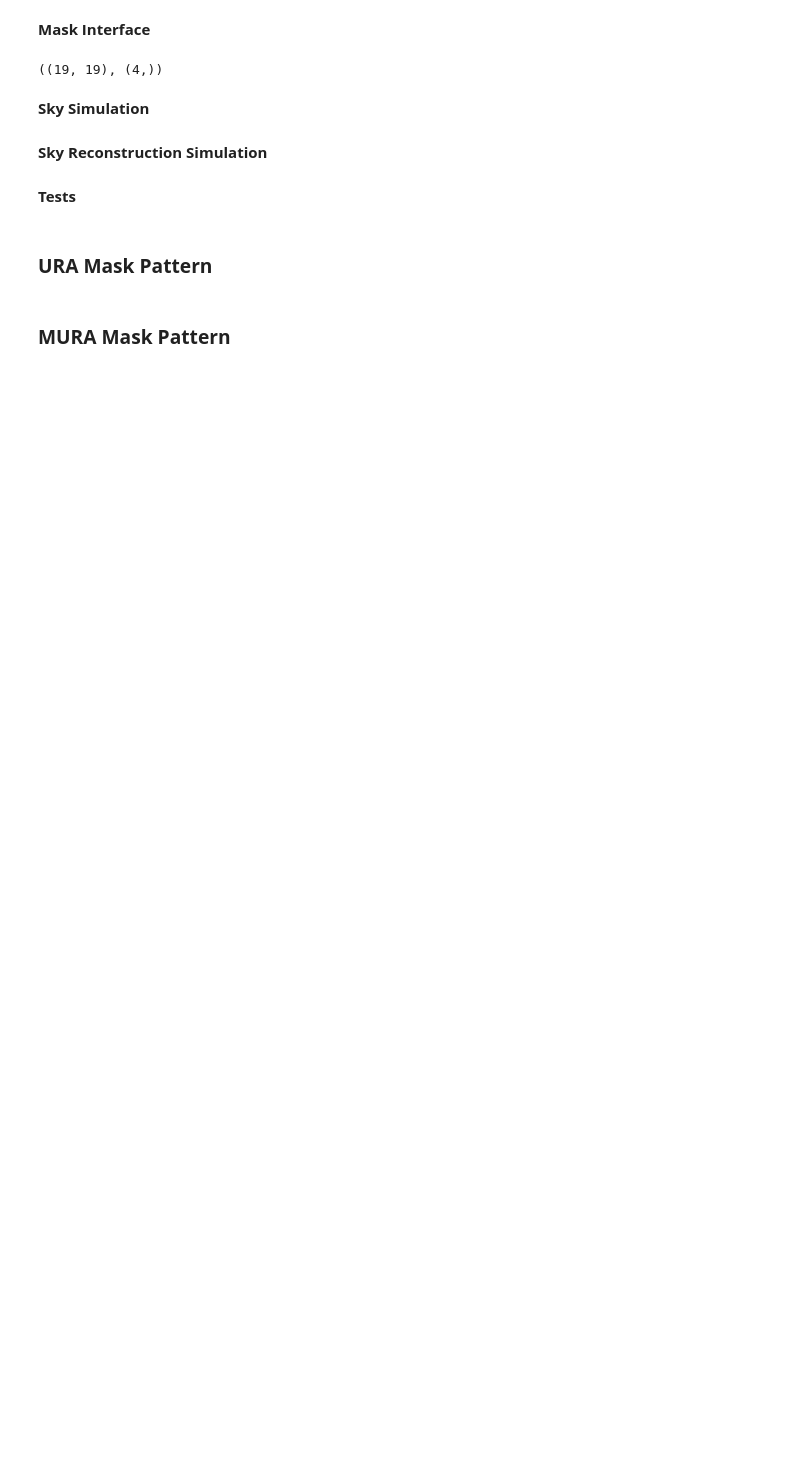
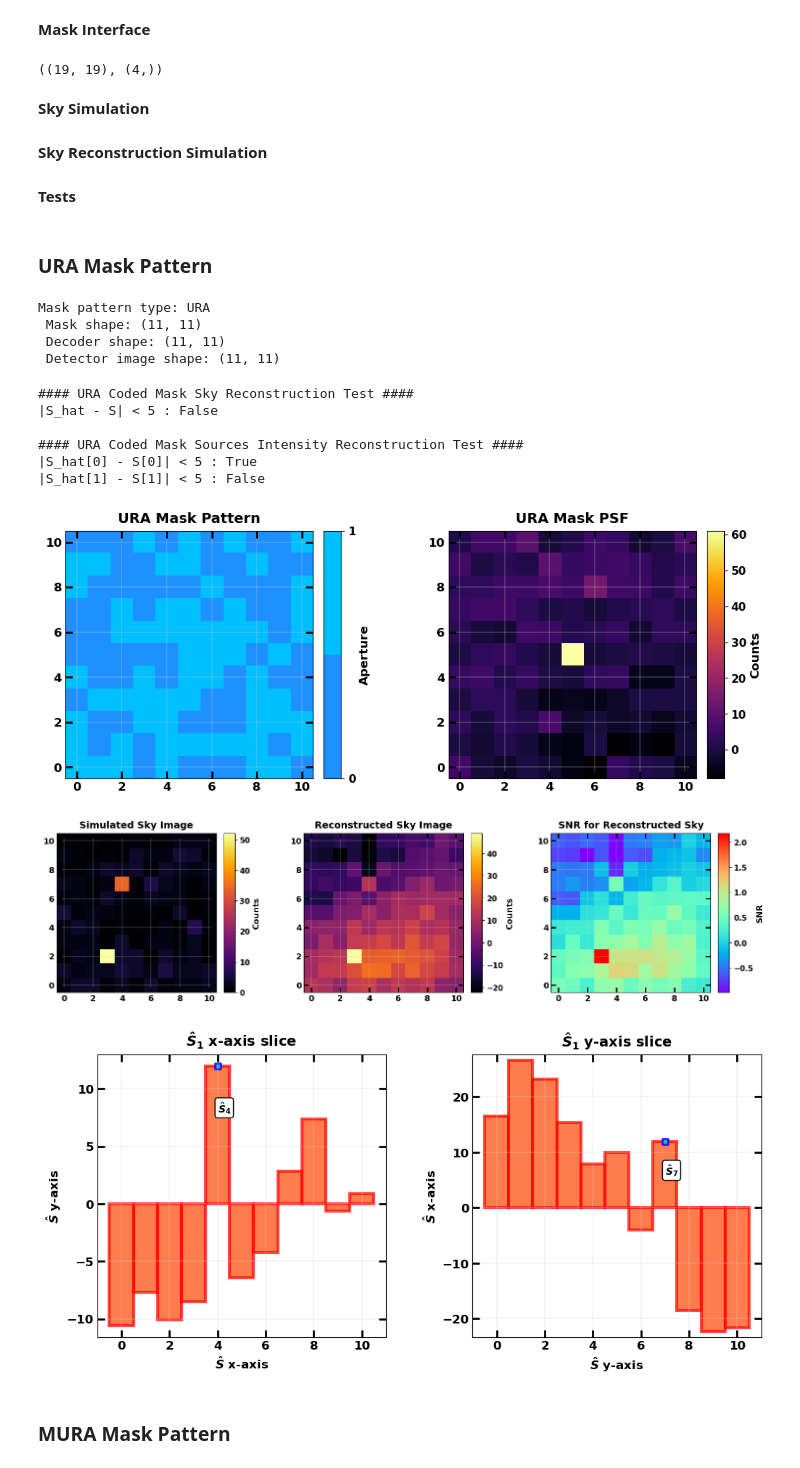
Before and after one commit to EdoardoGiancarli/Reconstruction_Masks_Test, a Jupyter notebook: Img_Reconstruction_2D/Img2D_Reconstruction.ipynb, the cells around one changed output. Cells and saved outputs as stored; diff of their text form; code cells hidden in the pictures; blank space fills up the shorter version.

```diff
--- a/Img_Reconstruction_2D/Img2D_Reconstruction.ipynb
+++ b/Img_Reconstruction_2D/Img2D_Reconstruction.ipynb
@@ -256,6 +256,7 @@ def simulation_routine(n: int,
                    'sky_image': sky_image,
                    'sky_background': sky_background,
                    'sky_reconstruction_SNR': cai.snr(),
+                   'mask_pattern': cai.mask,
                    'mask_PSF': cai.psf()}
 
     # print mask info
@@ -311,26 +320,38 @@ class TestReconstruction:
 # %% [markdown]
 ### **URA Mask Pattern**
 # %%
-n = 49
-sources_flux = np.array([50, 30, 40])
+n = 11
+sources_flux = np.array([50, 30])
 m = n
 pattern_type = 'ura'
-sky_background_rate = 5
-sources_pos = [(20, 30), (20, 20), (30, 10)]
+sky_background_rate = 2
+sources_pos = [(2, 3), (7, 4)]
 detector_background_rate = None
 print_info = True
 # %%
 args = (n, sources_flux, m, pattern_type, sky_background_rate, sources_pos, detector_background_rate, print_info)
 detector_image, sky_reconstruction, source_info = simulation_routine(*args)
+# %% [output]
+Mask pattern type: URA
+ Mask shape: (11, 11)
+ Decoder shape: (11, 11)
+ Detector image shape: (11, 11)
 # %%
 ts = TestReconstruction(pattern_type='ura')
 
 # sky image reconstruction test
 sky_image_tol = 5
-ts.test_sky_reconstruction(sky_reconstruction, source_info['sky_image'], sky_image_tol)
+sky_test = ts.test_sky_reconstruction(sky_reconstruction, source_info['sky_image'], sky_image_tol)
 
 # sources intensity reconstruction
 sources_tol = 5
+reconstr_sources = wrap_sources(sky_reconstruction, sources_pos)
 
-
-ts.test_sources_reconstruction()
+sources_test = ts.test_sources_reconstruction(reconstr_sources, sources_flux, sources_tol)
+# %% [output]
+#### URA Coded Mask Sky Reconstruction Test ####
+|S_hat - S| < 5 : False
+
+#### URA Coded Mask Sources Intensity Reconstruction Test ####
+|S_hat[0] - S[0]| < 5 : True
+|S_hat[1] - S[1]| < 5 : False
@@ -343,2 +358,40 @@ ts.test_sources_reconstruction()
+# %%
+# plot mask, decoder
+plot.image_plot([source_info['mask_pattern'], source_info['mask_PSF']],
+                ["URA Mask Pattern", "URA Mask PSF"],
+                cbarlabel=["Aperture", "Counts"],
+                cbarvalues=[[0, 1], None],
+                cbarcmap=[ListedColormap(["DodgerBlue", "DeepSkyBlue"]), "inferno"])
+
+# plot simul_sky, reconstr_sky, SNR
+lim_inf = min(source_info['sky_image'].min(), sky_reconstruction.min())
+lim_sup = max(source_info['sky_image'].max(), sky_reconstruction.max())
+spacing = int((lim_sup - lim_inf)//7)
+
+plot.image_plot([source_info['sky_image'], sky_reconstruction, source_info['sky_reconstruction_SNR']],
+                ["Simulated Sky Image", "Reconstructed Sky Image", "SNR for Reconstructed Sky"],
+                cbarlabel=["Counts"]*2 + ["SNR"],
+                cbarvalues=[None]*3,
+                cbarcmap=["inferno"]*2 + ["rainbow"])
+
+# plot reconstr_sky slices
+idx = 1
+pos = source_info['sources_pos'][idx]
+S_hat_slicex = sky_reconstruction[pos[0], :]
+S_hat_slicey = sky_reconstruction[:, pos[1]]
+
+S_x = np.zeros(len(S_hat_slicex)); S_x[pos[1]] = sources_flux[idx]
+S_y = np.zeros(len(S_hat_slicey)); S_y[pos[0]] = sources_flux[idx]
+
+plot.sequence_plot([S_hat_slicex, S_hat_slicey],
+                   [f"$\\hat{{S}}_{idx}$ x-axis slice", f"$\\hat{{S}}_{idx}$ y-axis slice"],
+                   xlabel=["$\\hat{{S}}$ x-axis", "$\\hat{{S}}$ y-axis"],
+                   ylabel=["$\\hat{{S}}$ y-axis", "$\\hat{{S}}$ x-axis"],
+                   style=["bar"]*2,
+                   simulated_sources=[(S_x, -4), (S_y, -6)])
+# %% [output]
+[figure, added]
+[figure, added]
+[figure, added]
 # %% [markdown]
 ### **MURA Mask Pattern**
```
Also changed, not shown: parts of 3 cells of this notebook.
